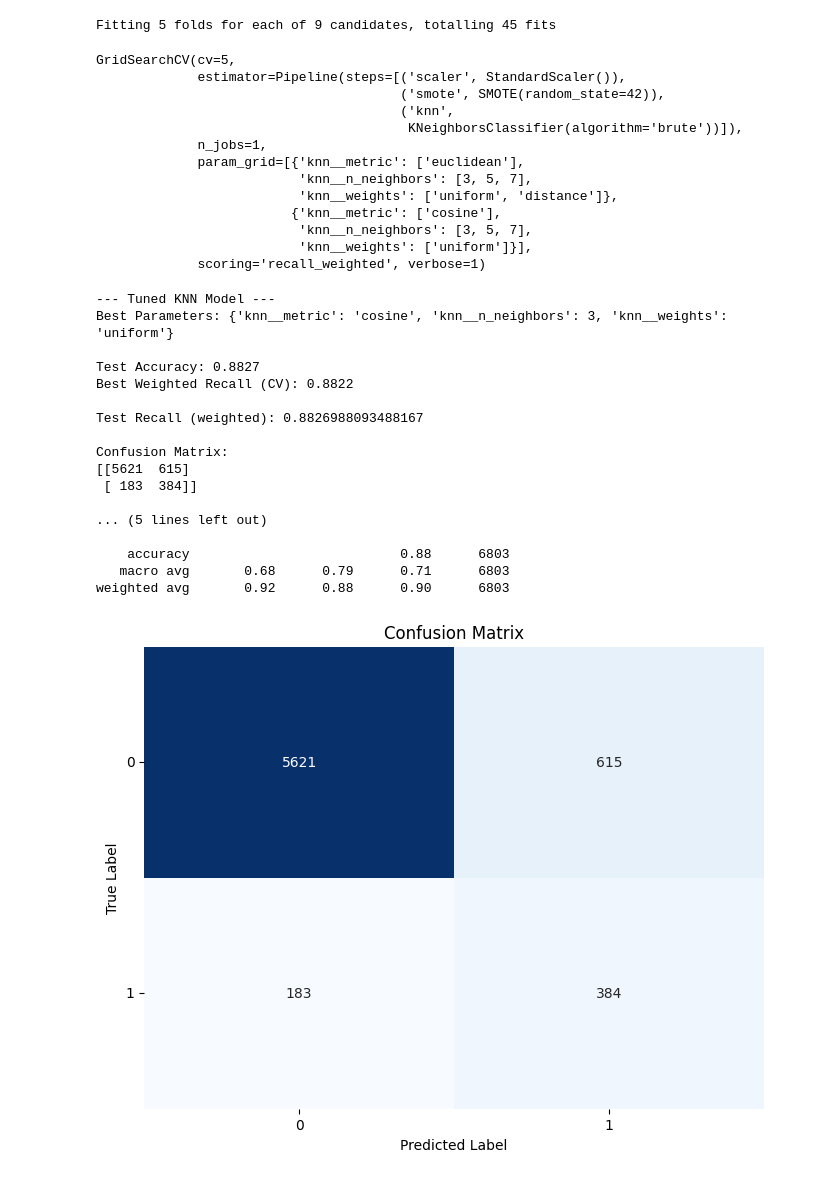
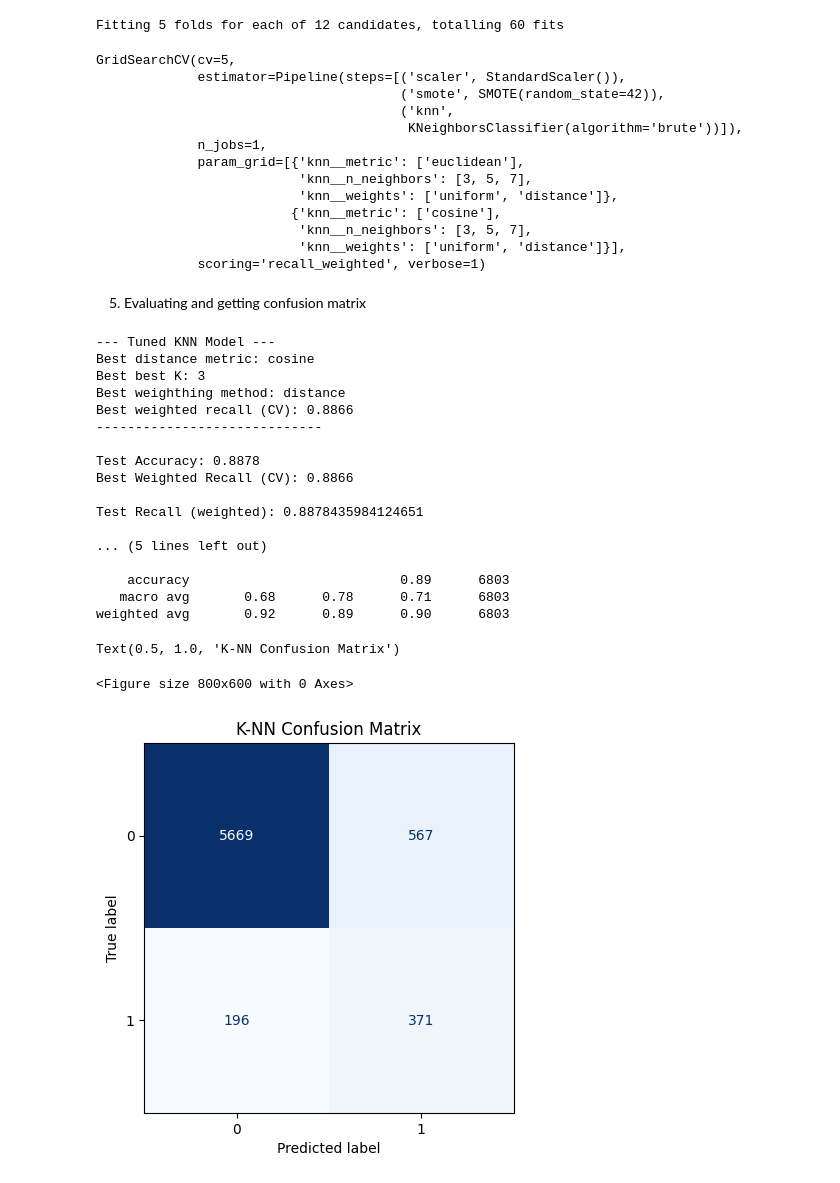
Before and after one commit to anfelipecb/conflict-prediction-ml, a Jupyter notebook: training/models_PH.ipynb, the cells around one changed output. Saved outputs shown, nothing was run; the diff lists cells and outputs as text; code cells hidden in the pictures.

```diff
--- a/training/models_PH.ipynb
+++ b/training/models_PH.ipynb
@@ -26,11 +37,12 @@ X_test = scaler.transform(X_test)
 # %%
 pipeline = Pipeline([
-    ('scaler', StandardScaler()),
-    ('smote', SMOTE(random_state = 42)),
-    ('knn', KNeighborsClassifier(algorithm='brute'))
+    ('scaler', StandardScaler()), # scale data to zero mean and unit variance
+    ('smote', SMOTE(random_state = 42)), # correct oversampling using SMOTE
+    ('knn', KNeighborsClassifier(algorithm='brute')) # KNN class
 ])
 
 param_grid = [
+    # learning parameters: 2 distance metrics, 3 Ks, 2 weighting methods
     {
         'knn__n_neighbors': [3, 5, 7],
         'knn__weights': ['uniform', 'distance'],
@@ -38,15 +50,16 @@ param_grid = [
     },
     {
         'knn__n_neighbors': [3, 5, 7],
-        'knn__weights': ['uniform'],
+        'knn__weights': ['uniform', 'distance'],
         'knn__metric': ['cosine']
     }
 ]
 
+# Fit and cross validate models
 grid_knn = GridSearchCV(pipeline, param_grid, cv=5, scoring='recall_weighted', n_jobs=1, verbose=1)
 grid_knn.fit(X_train, y_train)
 # %% [output]
-Fitting 5 folds for each of 9 candidates, totalling 45 fits
+Fitting 5 folds for each of 12 candidates, totalling 60 fits
 GridSearchCV(cv=5,
              estimator=Pipeline(steps=[('scaler', StandardScaler()),
                                        ('smote', SMOTE(random_state=42)),
@@ -58,5 +71,5 @@ GridSearchCV(cv=5,
                           'knn__weights': ['uniform', 'distance']},
                          {'knn__metric': ['cosine'],
                           'knn__n_neighbors': [3, 5, 7],
-                          'knn__weights': ['uniform']}],
+                          'knn__weights': ['uniform', 'distance']}],
              scoring='recall_weighted', verbose=1)
@@ -65,0 +76,2 @@ y_pred_knn = best_knn.predict(X_test)
+# %% [markdown]
+5. Evaluating and getting confusion matrix
@@ -66,48 +82,41 @@ y_pred_knn = best_knn.predict(X_test)
 # %%
 print("\n--- Tuned KNN Model ---")
-print(f"Best Parameters: {grid_knn.best_params_}")
+print(f"Best distance metric: {grid_knn.best_params_['knn__metric']}")
+print(f"Best best K: {grid_knn.best_params_['knn__n_neighbors']}")
+print(f"Best weighthing method: {grid_knn.best_params_['knn__weights']}")
+print(f"Best weighted recall (CV): {grid_knn.best_score_:.4f}")
+print("-----------------------------")
 print(f"\nTest Accuracy: {best_knn.score(X_test, y_test):.4f}")
 print(f"Best Weighted Recall (CV): {grid_knn.best_score_:.4f}")
 print("\nTest Recall (weighted):", recall_score(y_test, y_pred_knn, average='weighted'))
-print("\nConfusion Matrix:")
-print(confusion_matrix(y_test, y_pred_knn))
 print("\nClassification Report:")
 print(classification_report(y_test, y_pred_knn))
 # %% [output]
 --- Tuned KNN Model ---
-Best Parameters: {'knn__metric': 'cosine', 'knn__n_neighbors': 3, 'knn__weights': 'uniform'}
+Best distance metric: cosine
+Best best K: 3
+Best weighthing method: distance
+Best weighted recall (CV): 0.8866
+-----------------------------
 
-Test Accuracy: 0.8827
-Best Weighted Recall (CV): 0.8822
+Test Accuracy: 0.8878
+Best Weighted Recall (CV): 0.8866
 
-Test Recall (weighted): 0.8826988093488167
-
-Confusion Matrix:
-[[5621  615]
- [ 183  384]]
+Test Recall (weighted): 0.8878435984124651
 
 ... (5 lines left out)
 
-    accuracy                           0.88      6803
-   macro avg       0.68      0.79      0.71      6803
-weighted avg       0.92      0.88      0.90      6803
+    accuracy                           0.89      6803
+   macro avg       0.68      0.78      0.71      6803
+weighted avg       0.92      0.89      0.90      6803
 # %%
-import seaborn as sns
-import matplotlib.pyplot as plt
-from sklearn.metrics import ConfusionMatrixDisplay
-
-# Optional: use seaborn heatmap for custom styling
 labels = best_knn.classes_
 conf_matrix = confusion_matrix(y_test, y_pred_knn)
 plt.figure(figsize=(8, 6))
 conf_df = pd.DataFrame(conf_matrix, index=labels, columns=labels)
-sns.heatmap(conf_df, annot=True, fmt='d', cmap='Blues', cbar=False)
-
-plt.title("Confusion Matrix")
-plt.xlabel("Predicted Label")
-plt.ylabel("True Label")
-plt.xticks(rotation=0)
-plt.yticks(rotation=0)
-plt.show()
+ConfusionMatrixDisplay(conf_matrix).plot(cmap='Blues', colorbar=False)
+plt.title('K-NN Confusion Matrix')
 # %% [output]
+Text(0.5, 1.0, 'K-NN Confusion Matrix')
+<Figure size 800x600 with 0 Axes>
-[figure, old version]
+[figure, new version]
```
Also changed, not shown: parts of 9 cells of this notebook.
